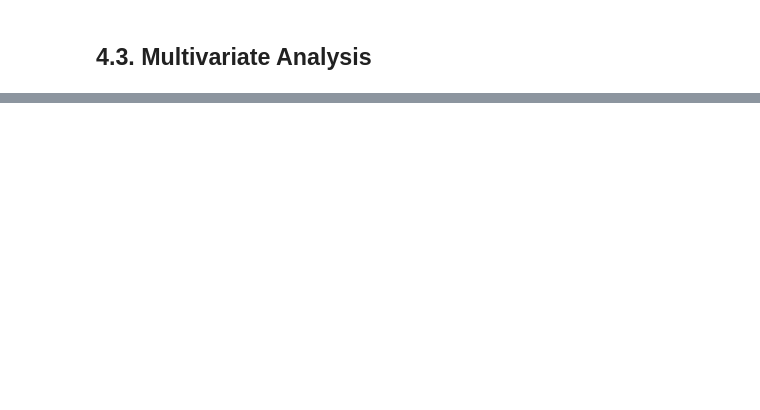
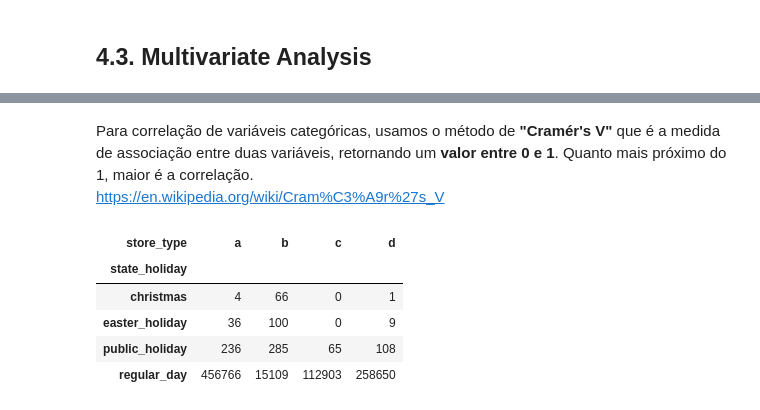
Before and after one commit to moraes-ederson/DataScienceEmProducao, a Jupyter notebook: m04_v01_store_sales_prediction.ipynb, the cells around one changed output, grey strips where cells are left out. Cells and saved outputs as stored; diff of their text form; code cells hidden in the pictures; blank space fills up the shorter version.

```diff
--- a/m04_v01_store_sales_prediction.ipynb
+++ b/m04_v01_store_sales_prediction.ipynb
@@ -942,0 +1017,14 @@ sns.barplot(x='month', y='sales', hue='school_holiday', data=aux2);
+# %% [markdown]
+Para correlação de variáveis categóricas, usamos o método de **"Cramér's V"** que é a medida de associação entre duas variáveis, retornando um **valor entre 0 e 1**. Quanto mais próximo do 1, maior é a correlação.
+https://en.wikipedia.org/wiki/Cram%C3%A9r%27s_V
+# %%
+# tabela de contingência
+cm = pd.crosstab(cat_attributes['state_holiday'], cat_attributes['store_type'])
+cm
+# %% [output]
+| store_type | a | b | c | d |
+| state_holiday |  |  |  |  |
+| christmas | 4 | 66 | 0 | 1 |
+| easter_holiday | 36 | 100 | 0 | 9 |
+| public_holiday | 236 | 285 | 65 | 108 |
+| regular_day | 456766 | 15109 | 112903 | 258650 |
```
Also changed, not shown: parts of 26 cells of this notebook.
